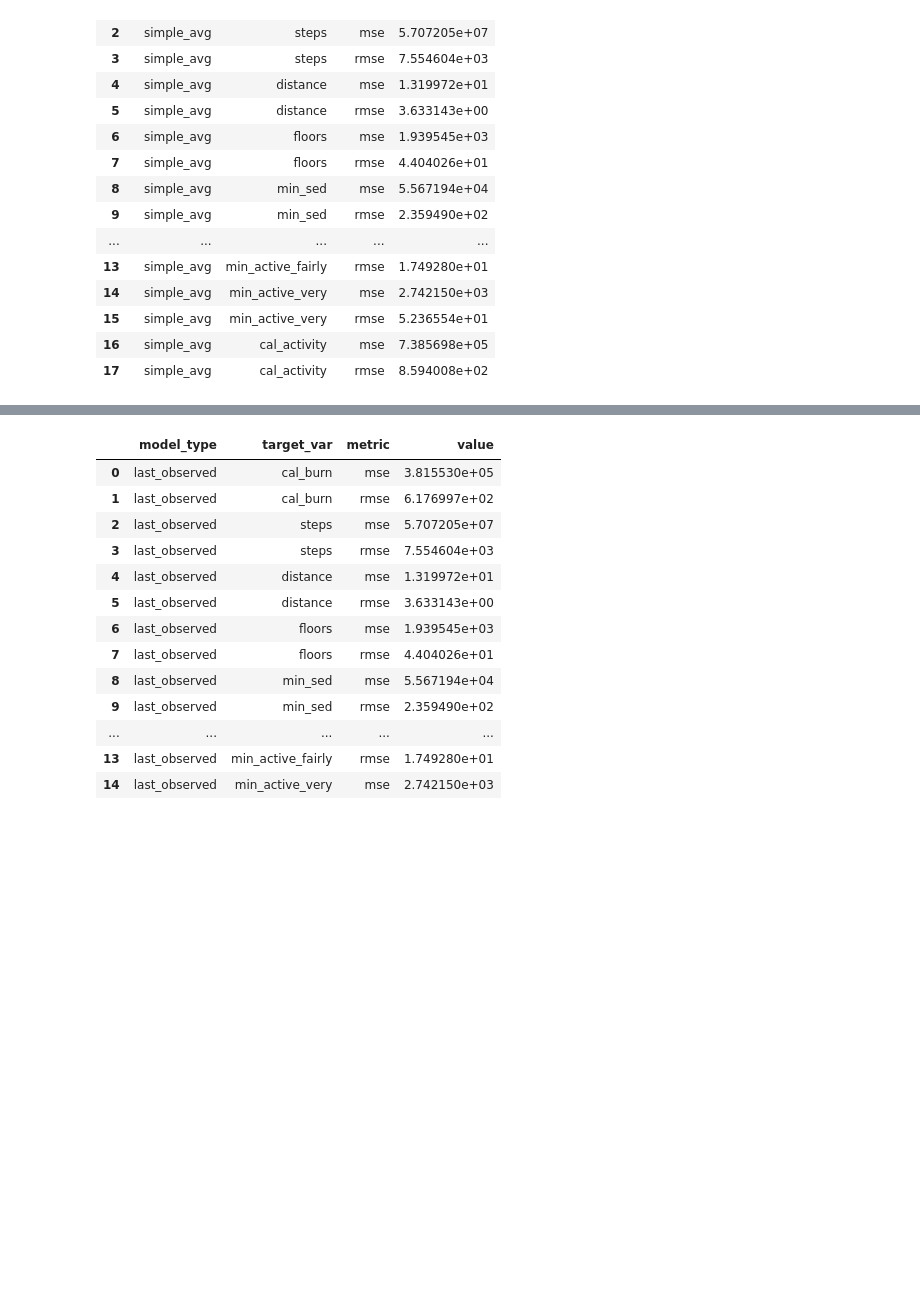
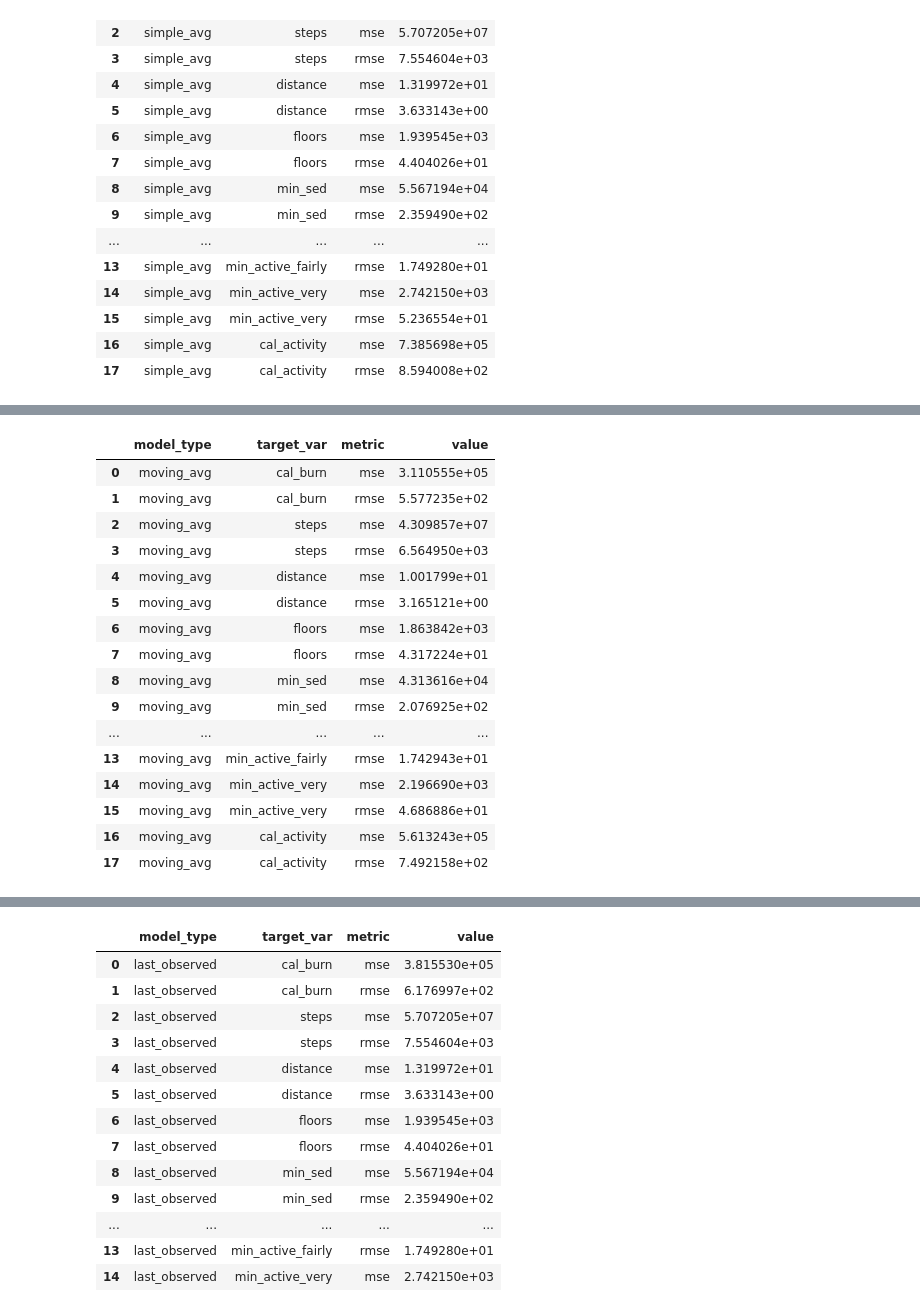
Before and after one commit to BlancoRD/Fitbit-Time-Series, a Jupyter notebook: setup-Copy1.ipynb, the cells around one changed output, grey strips where cells are left out. Cells and saved outputs as stored; diff of their text form; code cells hidden in the pictures; blank space fills up the shorter version.

```diff
--- a/setup-Copy1.ipynb
+++ b/setup-Copy1.ipynb
@@ -293,0 +345,20 @@ def simple_avg():
+# %%
+eval_df2
+# %% [output]
+|  | model_type | target_var | metric | value |
+| 0 | moving_avg | cal_burn | mse | 3.110555e+05 |
+| 1 | moving_avg | cal_burn | rmse | 5.577235e+02 |
+| 2 | moving_avg | steps | mse | 4.309857e+07 |
+| 3 | moving_avg | steps | rmse | 6.564950e+03 |
+| 4 | moving_avg | distance | mse | 1.001799e+01 |
+| 5 | moving_avg | distance | rmse | 3.165121e+00 |
+| 6 | moving_avg | floors | mse | 1.863842e+03 |
+| 7 | moving_avg | floors | rmse | 4.317224e+01 |
+| 8 | moving_avg | min_sed | mse | 4.313616e+04 |
+| 9 | moving_avg | min_sed | rmse | 2.076925e+02 |
+| ... | ... | ... | ... | ... |
+| 13 | moving_avg | min_active_fairly | rmse | 1.742943e+01 |
+| 14 | moving_avg | min_active_very | mse | 2.196690e+03 |
+| 15 | moving_avg | min_active_very | rmse | 4.686886e+01 |
+| 16 | moving_avg | cal_activity | mse | 5.613243e+05 |
+| 17 | moving_avg | cal_activity | rmse | 7.492158e+02 |
```
Also changed, not shown: parts of 8 cells of this notebook, 1 other file.
